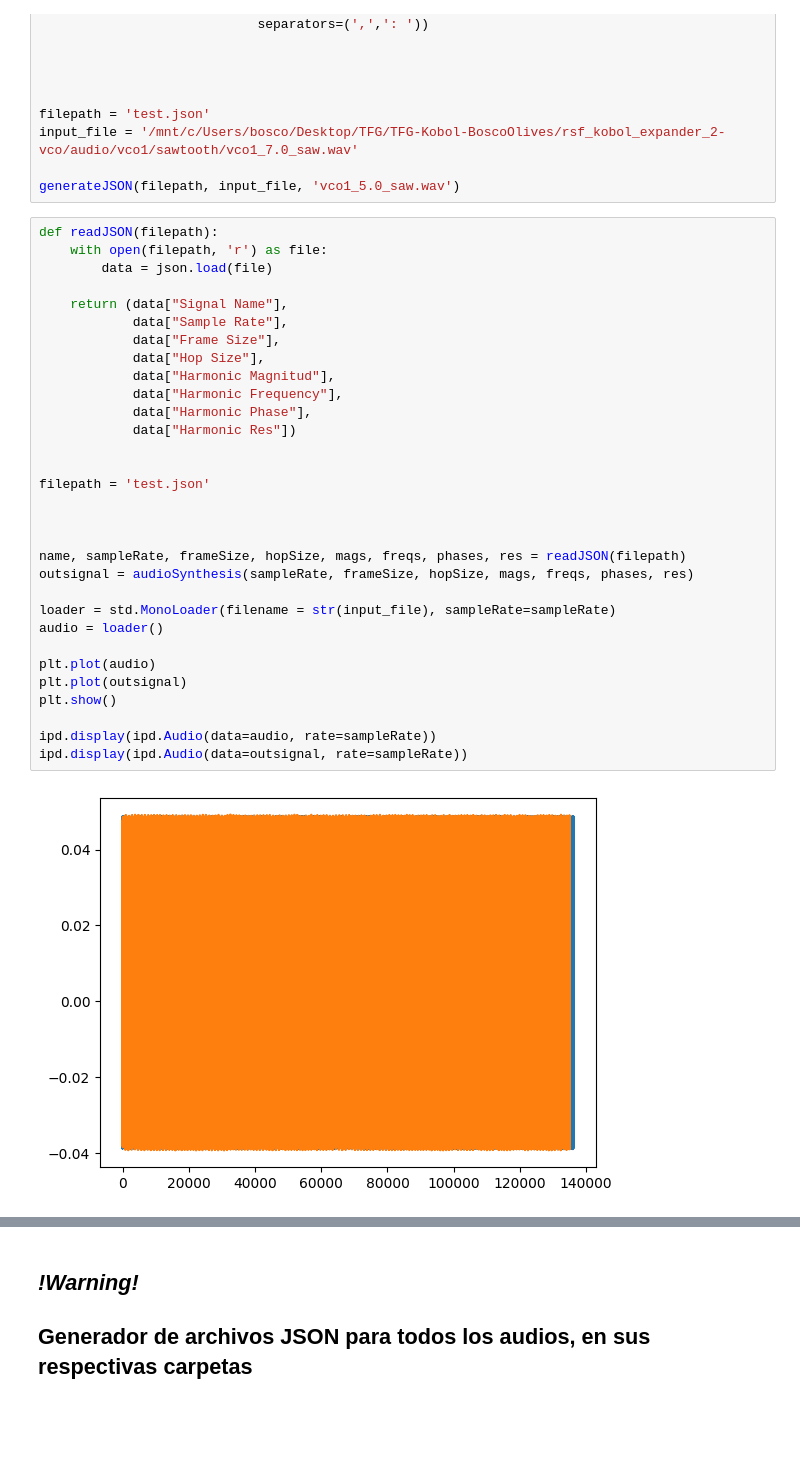
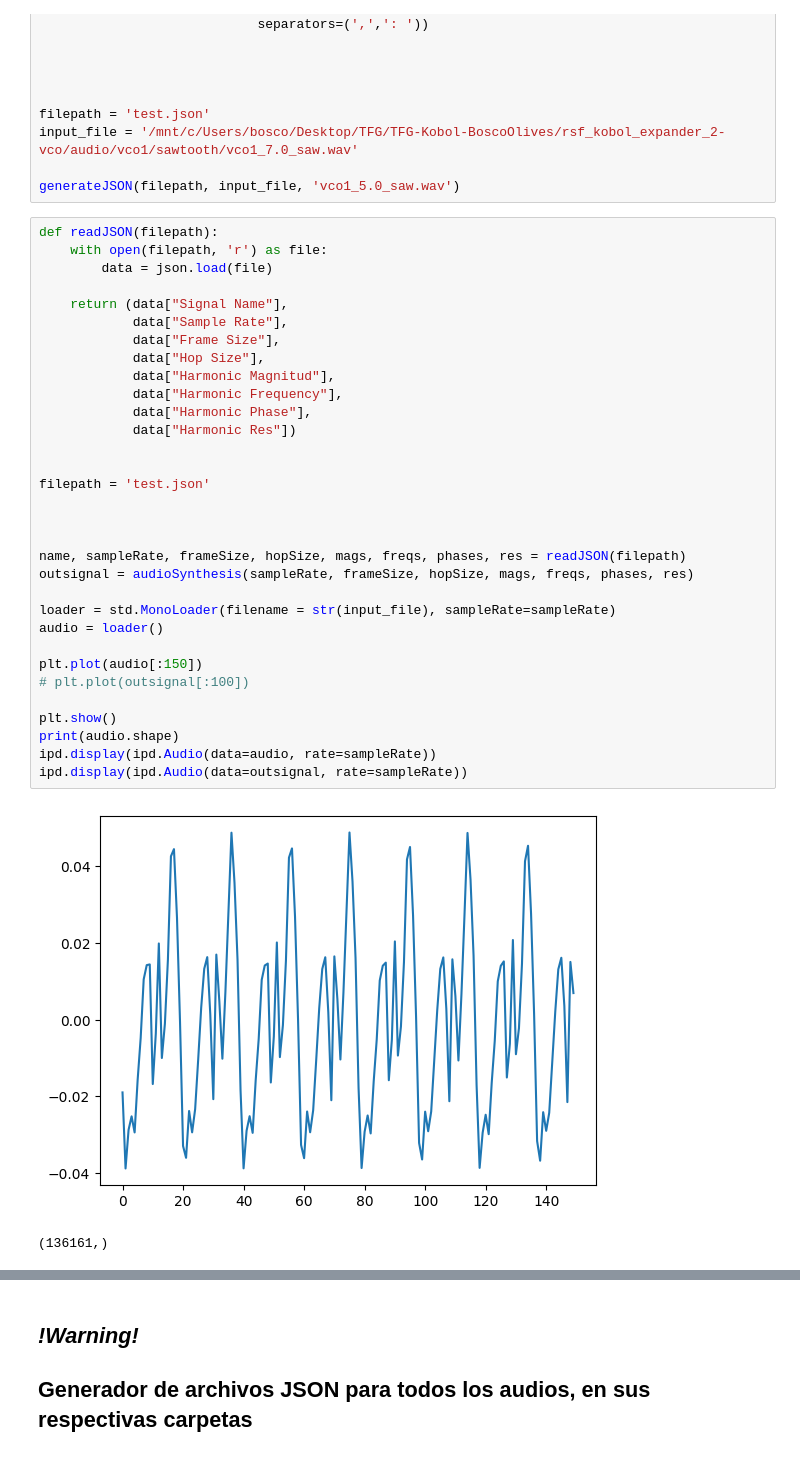
Before and after one commit to BoscoOlives/TFG-Kobol-BoscoOlives, a Jupyter notebook: TFG Standard Mode (funciona).ipynb, the cells around one changed output, grey strips where cells are left out. Drawn from its saved outputs; the diff is of its cells as text; blank space fills up the shorter version.

```diff
--- a/TFG Standard Mode (funciona).ipynb
+++ b/TFG Standard Mode (funciona).ipynb
@@ -145,36 +145,38 @@ generateJSON(filepath, input_file, 'vco1_5.0_saw.wav')
 # %%
 def readJSON(filepath):
     with open(filepath, 'r') as file:
         data = json.load(file)
 
     return (data["Signal Name"],
             data["Sample Rate"],
             data["Frame Size"],
             data["Hop Size"],
             data["Harmonic Magnitud"],
             data["Harmonic Frequency"],
             data["Harmonic Phase"],
             data["Harmonic Res"])
 
 
 filepath = 'test.json'
 
 
 
 name, sampleRate, frameSize, hopSize, mags, freqs, phases, res = readJSON(filepath)
 outsignal = audioSynthesis(sampleRate, frameSize, hopSize, mags, freqs, phases, res)
 
 loader = std.MonoLoader(filename = str(input_file), sampleRate=sampleRate)
 audio = loader()
 
-plt.plot(audio)
-plt.plot(outsignal)
+plt.plot(audio[:150])
+# plt.plot(outsignal[:100])
+
 plt.show()
-
+print(audio.shape)
 ipd.display(ipd.Audio(data=audio, rate=sampleRate))
 ipd.display(ipd.Audio(data=outsignal, rate=sampleRate))
 # %% [output]
-[figure, old version]
+[figure, new version]
+(136161,)
 [interactive output not drawn]
 [interactive output not drawn]
 # %% [markdown]
```
Also changed, not shown: parts of 6 cells of this notebook.
